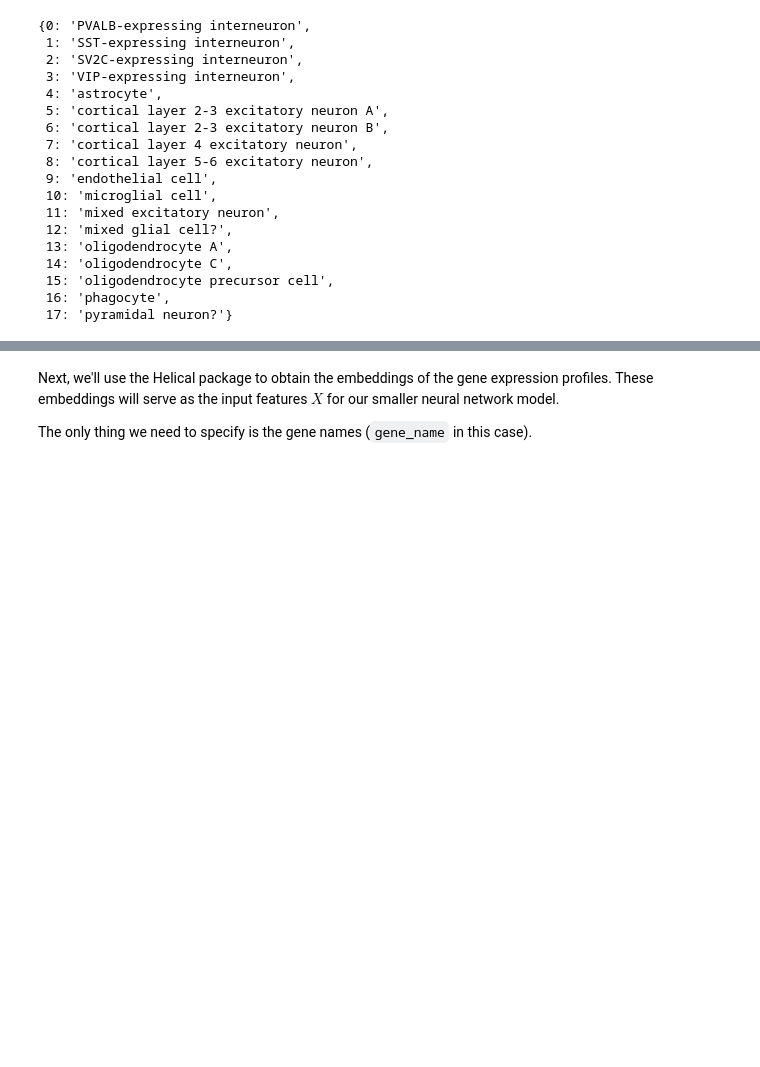
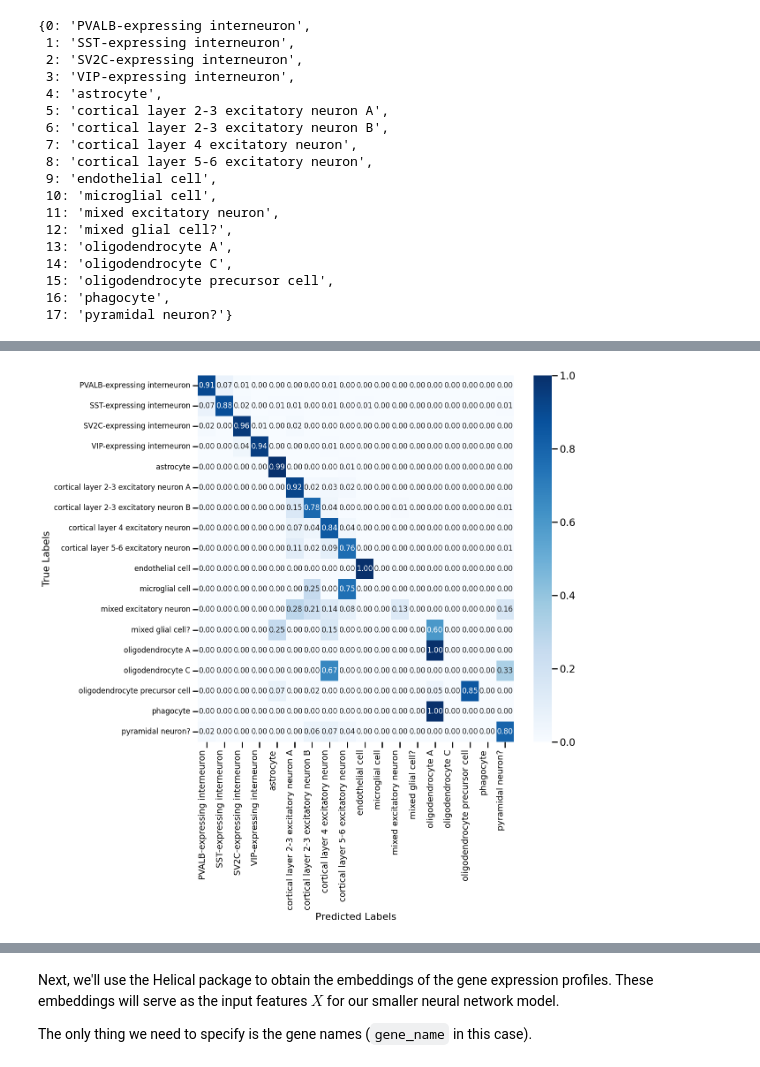
Before and after one commit to helicalAI/helical, a Jupyter notebook: examples/notebooks/Cell-Type-Annotation.ipynb, the cells around one changed output, grey strips where cells are left out. Cells and saved outputs as stored; diff of their text form; code cells hidden in the pictures; blank space fills up the shorter version.

```diff
--- a/examples/notebooks/Cell-Type-Annotation.ipynb
+++ b/examples/notebooks/Cell-Type-Annotation.ipynb
@@ -169,0 +278,32 @@ id2type
+# %%
+
+# Extract the true labels and predicted labels
+true_labels = adata_training.obs['celltype']
+pred_labels = adata_training.obs['majority_voting']
+
+# Ensure both true and predicted labels are categorical and have the same categories
+true_labels = true_labels.astype('category')
+pred_labels = pred_labels.astype('category')
+pred_labels = pred_labels.cat.set_categories(true_labels.cat.categories)
+
+# Compute the confusion matrix
+cm = confusion_matrix(true_labels, pred_labels)
+
+# Normalize the confusion matrix
+cm_normalized = cm.astype("float") / cm.sum(axis=1)[:, np.newaxis]
+
+# Create a DataFrame for better visualization
+cell_types = true_labels.cat.categories
+cm_df = pd.DataFrame(cm_normalized, index=cell_types, columns=cell_types)
+
+# Plot the confusion matrix
+plt.figure(figsize=(13, 13))  # Adjusted figure size
+sns.heatmap(cm_df, annot=True, fmt=".2f", cmap="Blues", annot_kws={"size": 12})  # Adjusted annotation size
+plt.xlabel('Predicted Labels', fontsize=16)
+plt.ylabel('True Labels', fontsize=16)
+plt.xticks(rotation=90, ha='right', fontsize=14)
+plt.yticks(fontsize=12)
+plt.tight_layout()  # Adjusts the plot to ensure everything fits without overlapping
+plt.show()
+# %% [output]
+[figure, added]
```
Also changed, not shown: parts of 38 cells of this notebook.
